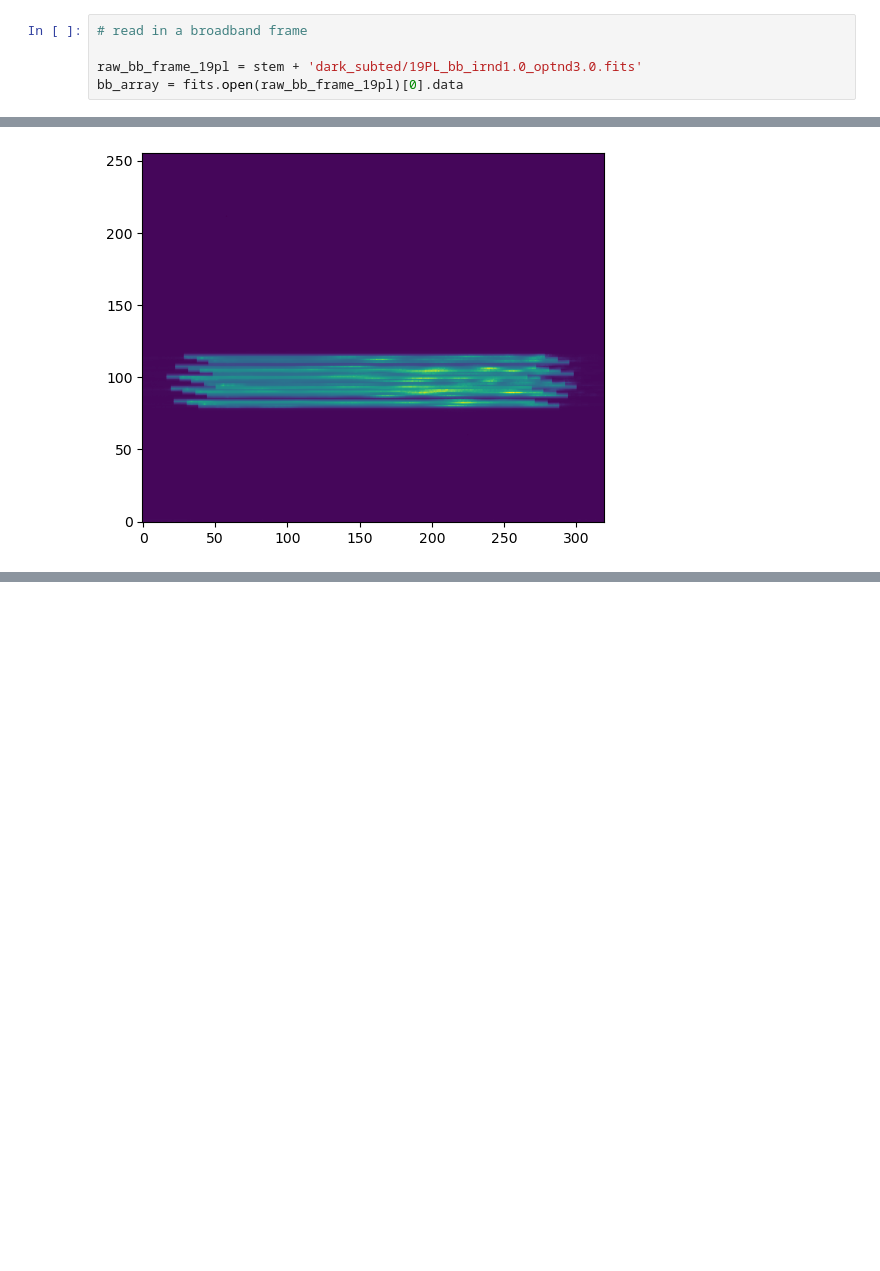
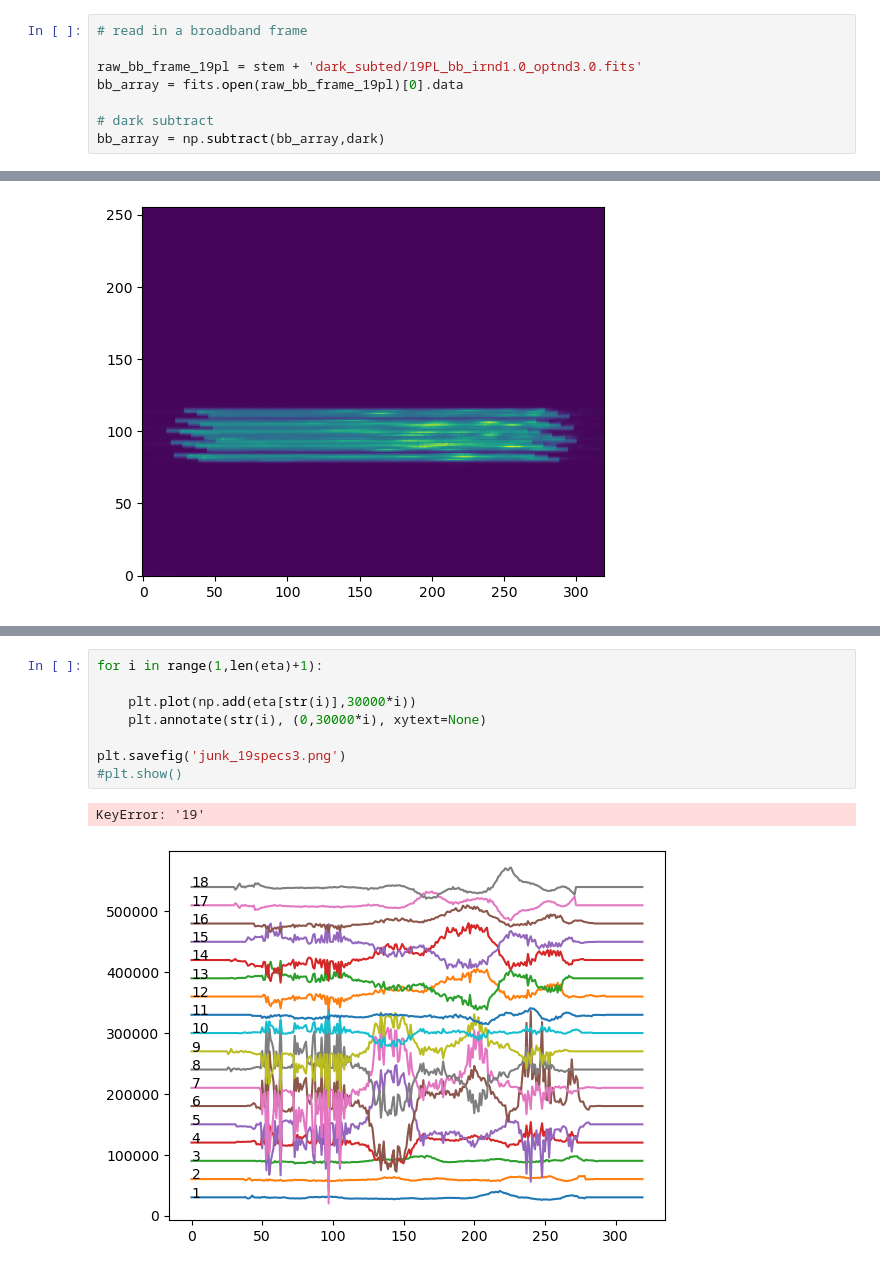
Before and after one commit to mwanakijiji/photonics_spectroscopy, a Jupyter notebook: notebooks_for_development/generate_footprints_extract_19pl.ipynb, the cells around one changed output, grey strips where cells are left out. Cells and saved outputs as stored; diff of their text form; blank space fills up the shorter version.

```diff
--- a/notebooks_for_development/generate_footprints_extract_19pl.ipynb
+++ b/notebooks_for_development/generate_footprints_extract_19pl.ipynb
@@ -22,6 +23,9 @@ test_array = fits.open(dark_apapane)[0].data
 
 raw_bb_frame_19pl = stem + 'dark_subted/19PL_bb_irnd1.0_optnd3.0.fits'
 bb_array = fits.open(raw_bb_frame_19pl)[0].data
+
+# dark subtract
+bb_array = np.subtract(bb_array,dark)
 # %%
 # ersatz variance frame
 
@@ -588,0 +631,11 @@ plt.savefig('junk_19specs.png')
+# %%
+for i in range(1,len(eta)+1):
+
+    plt.plot(np.add(eta[str(i)],30000*i))
+    plt.annotate(str(i), (0,30000*i), xytext=None)
+
+plt.savefig('junk_19specs3.png')
+#plt.show()
+# %% [output]
+KeyError: '19'
+[figure, added]
```
Also changed, not shown: parts of 22 cells of this notebook.
